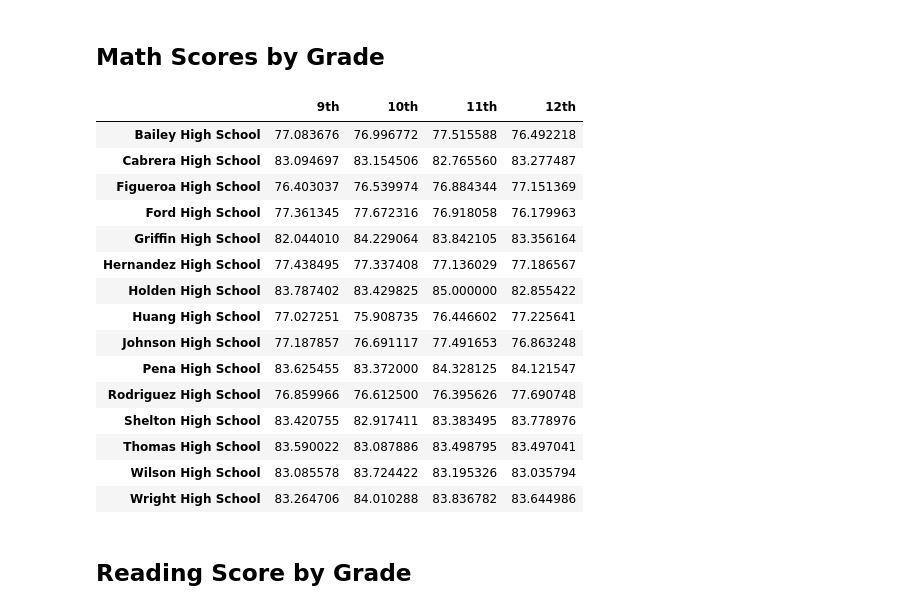
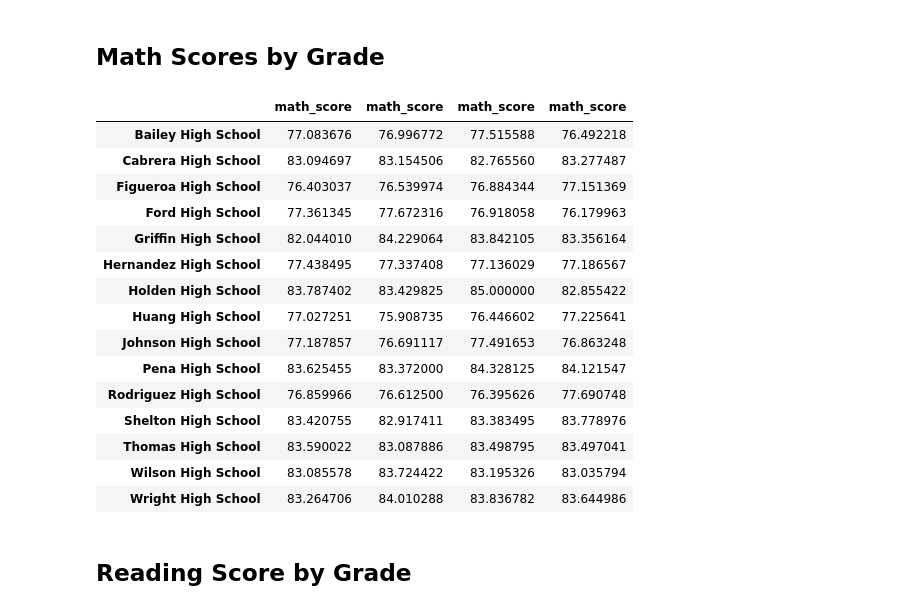
Before and after one commit to vt-bekah/pandas-challenge, a Jupyter notebook: PyCitySchools/PyCitySchools.ipynb, the cells around one changed output. Drawn from its saved outputs; the diff is of its cells as text; code cells hidden in the pictures.

```diff
--- a/PyCitySchools/PyCitySchools.ipynb
+++ b/PyCitySchools/PyCitySchools.ipynb
@@ -344,26 +356,29 @@ bottom_schools.head(5)
 # %%
 # Use the code provided to separate the data by grade
 ninth_graders = school_data_complete[(school_data_complete["grade"] == "9th")]
 tenth_graders = school_data_complete[(school_data_complete["grade"] == "10th")]
 eleventh_graders = school_data_complete[(school_data_complete["grade"] == "11th")]
 twelfth_graders = school_data_complete[(school_data_complete["grade"] == "12th")]
 
 # Group by `school_name` and take the mean of the `math_score` column for each.
-ninth_grade_math_scores =
-tenth_grader_math_scores =
-eleventh_grader_math_scores =
-twelfth_grader_math_scores =
+ninth_grader_math_scores = ninth_graders.groupby(["school_name"])["math_score"].mean()
+tenth_grader_math_scores = tenth_graders.groupby(["school_name"])["math_score"].mean()
+eleventh_grader_math_scores = eleventh_graders.groupby(["school_name"])["math_score"].mean()
+twelfth_grader_math_scores = twelfth_graders.groupby(["school_name"])["math_score"].mean()
 
 # Combine each of the scores above into single DataFrame called `math_scores_by_grade`
-math_scores_by_grade =
+math_scores_by_grade = pd.concat([ninth_grader_math_scores, tenth_grader_math_scores,
+                                  eleventh_grader_math_scores, twelfth_grader_math_scores], axis = 1)
 
 # Minor data wrangling
 math_scores_by_grade.index.name = None
 
 # Display the DataFrame
 math_scores_by_grade
+
+# This section not correct yet
 # %% [output]
-|  | 9th | 10th | 11th | 12th |
+|  | math_score | math_score | math_score | math_score |
 | Bailey High School | 77.083676 | 76.996772 | 77.515588 | 76.492218 |
 | Cabrera High School | 83.094697 | 83.154506 | 82.765560 | 83.277487 |
 | Figueroa High School | 76.403037 | 76.539974 | 76.884344 | 77.151369 |
```
Also changed, not shown: parts of 5 cells of this notebook, 1 other file.
